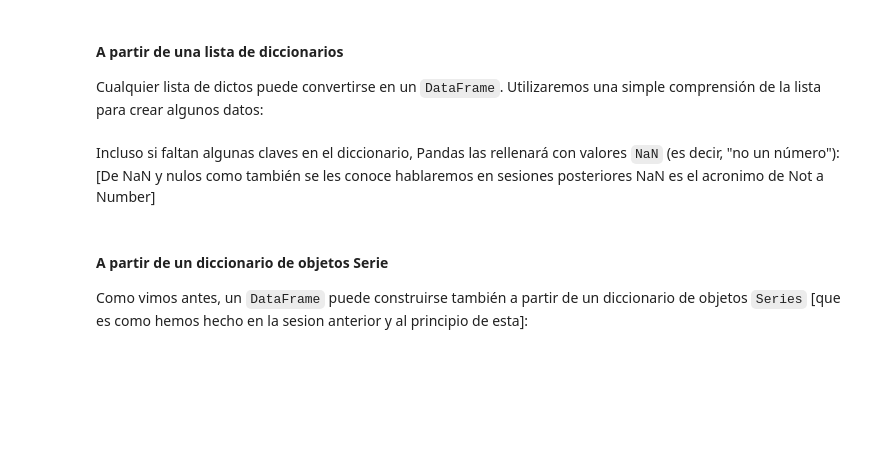
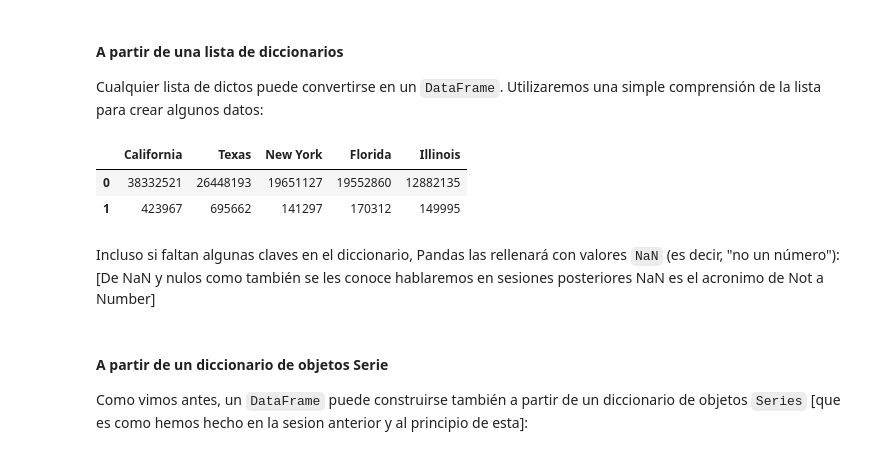
Before and after one commit to draranguez/DS-Online_DanielR, a Jupyter notebook: 02_Herramientas_Avanzadas/Sprint_04/Unidad_01_Pandas_I/01_Workout/05_DataFrame_II.ipynb, the cells around one changed output. Cells and saved outputs as stored; diff of their text form; code cells hidden in the pictures; blank space fills up the shorter version.

```diff
--- a/02_Herramientas_Avanzadas/Sprint_04/Unidad_01_Pandas_I/01_Workout/05_DataFrame_II.ipynb
+++ b/02_Herramientas_Avanzadas/Sprint_04/Unidad_01_Pandas_I/01_Workout/05_DataFrame_II.ipynb
@@ -48,6 +97,13 @@ Un ``DataFrame`` es una colección de objetos ``Series``, y se puede construir u
 
 Cualquier lista de dictos puede convertirse en un ``DataFrame``.
 Utilizaremos una simple comprensión de la lista para crear algunos datos:
+# %%
+data= [population,area]
+pd.DataFrame(data)
+# %% [output]
+|  | California | Texas | New York | Florida | Illinois |
+| 0 | 38332521 | 26448193 | 19651127 | 19552860 | 12882135 |
+| 1 | 423967 | 695662 | 141297 | 170312 | 149995 |
 # %% [markdown]
 Incluso si faltan algunas claves en el diccionario, Pandas las rellenará con valores ``NaN`` (es decir, "no un número"): [De NaN y nulos como también se les conoce hablaremos en sesiones posteriores NaN es el acronimo de Not a Number]
 # %% [markdown]
```
Also changed, not shown: parts of 9 cells of this notebook, 5 other files.
